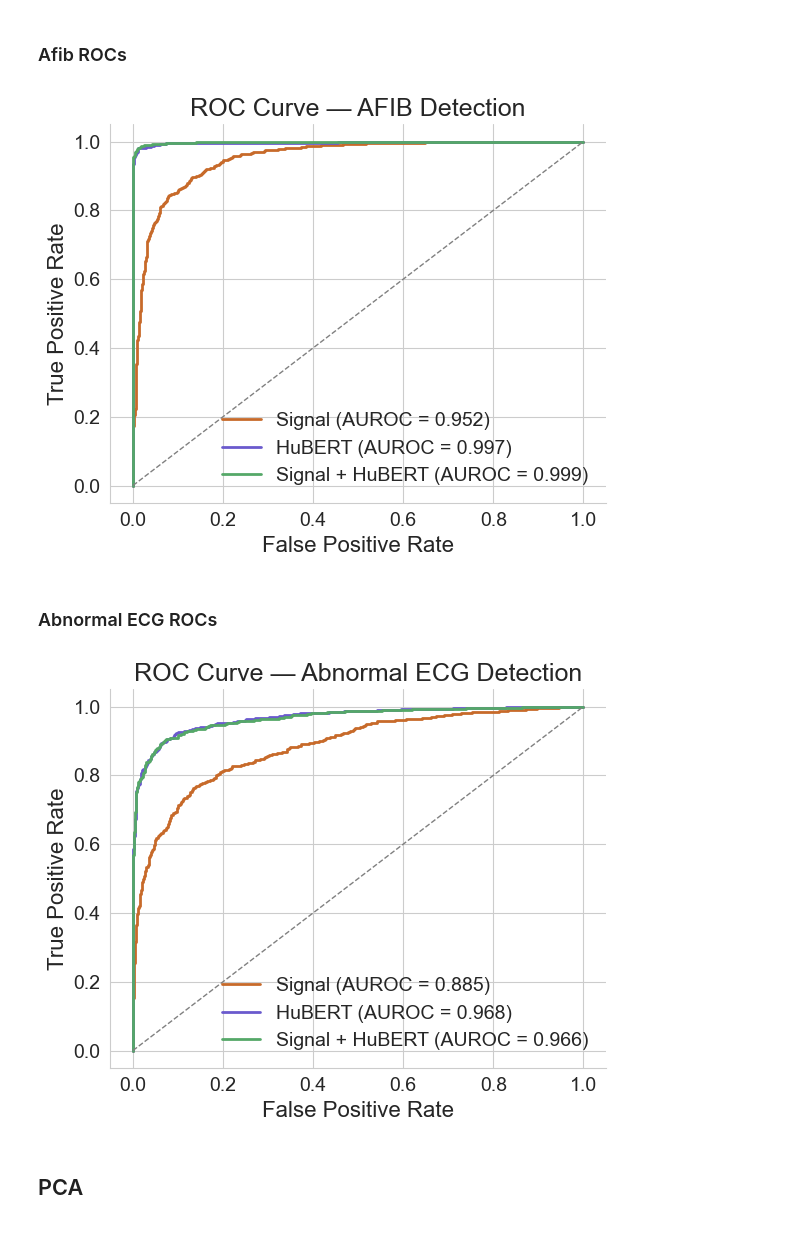
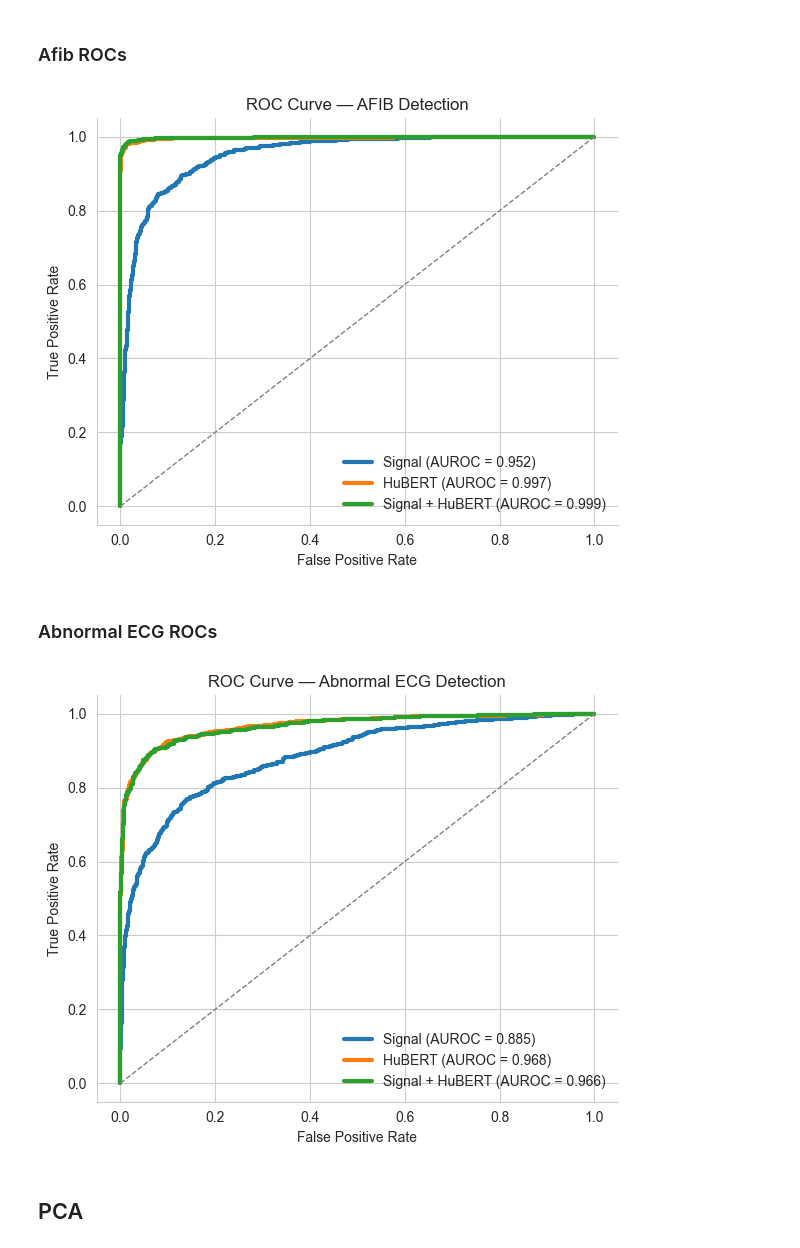
Before and after one commit to SilverFang890/ecg-signal-analysis, a Jupyter notebook: src/run_model_experiments.ipynb, the cells around one changed output. Drawn from its saved outputs; the diff is of its cells as text; code cells hidden in the pictures.

```diff
--- a/src/run_model_experiments.ipynb
+++ b/src/run_model_experiments.ipynb
@@ -26,7 +26,7 @@ PROJECT_ROOT = Path.cwd().resolve().parent if Path.cwd().name == "src" else Path
 TABLES_DIR = PROJECT_ROOT / "data" / "modeling_datasets"
 CONFIG_PATH = PROJECT_ROOT / "config" / "feature_columns.json"
 
-AFIB_PATH = TABLES_DIR / "afib_features.parquet"
+AFIB_PATH = TABLES_DIR / "afib_features.parquet
 ABNORM_PATH = TABLES_DIR / "abnorm_features.parquet"
 
 print(AFIB_PATH)
@@ -527,14 +547,6 @@ print("Saved CV results to:", RESULTS_DIR)
 Saved CV results to: /Users/silver/Desktop/DSC/180/ecg-signal-analysis/results
 # %%
 sns.set_style("whitegrid")
-
-plt.rcParams.update({
-    "font.size": 14,
-    "axes.titlesize": 18,
-    "axes.labelsize": 16,
-    "xtick.labelsize": 14,
-    "ytick.labelsize": 14,
-})
 
 g = sns.catplot(
     data=results_df,
@@ -544,9 +556,9 @@ g = sns.catplot(
     row="model",
     kind="bar",
     height=4,
-    aspect=1.6,
-    palette=["#C76A2A", "#6A5ACD", "#55A868"],
-    order=["Signal", "HuBERT", "Signal + HuBERT"]
+    aspect=1.2,
+    palette=["#4C72B0", "#DD8452", "#55A868"],
+    order = ["Signal", "HuBERT", "Signal + HuBERT"]
 )
 
 g.set_axis_labels("Feature Representation", "AUROC")
@@ -556,11 +568,11 @@ g.set_titles("{row_name} — {col_name}")
 for ax in g.axes.flatten():
 
     # tighten the y-axis range
-    ax.set_ylim(0.85, 1.0)
+    ax.set_ylim(0.8, 1.0)
 
     # label bars
     for container in ax.containers:
-        ax.bar_label(container, fmt="%.3f", fontsize=12, padding=2)
+        ax.bar_label(container, fmt="%.3f", fontsize=9)
 
 
 plt.tight_layout()
@@ -633,24 +645,21 @@ plt.plot(
     roc_afib_signal["fpr"],
     roc_afib_signal["tpr"],
     label=f'Signal (AUROC = {roc_afib_signal["auroc"]:.3f})',
-    color="#C76A2A",
-    linewidth=2
+    linewidth=3
 )
 
 plt.plot(
     roc_afib_hubert["fpr"],
     roc_afib_hubert["tpr"],
     label=f'HuBERT (AUROC = {roc_afib_hubert["auroc"]:.3f})',
-    color="#6A5ACD",
-    linewidth=2
+    linewidth=3
 )
 
 plt.plot(
     roc_afib_combined["fpr"],
     roc_afib_combined["tpr"],
     label=f'Signal + HuBERT (AUROC = {roc_afib_combined["auroc"]:.3f})',
-    color="#55A868",
-    linewidth=2
+    linewidth=3
 )
 
 plt.plot([0, 1], [0, 1], linestyle="--", color="gray", linewidth=1)
@@ -665,7 +674,7 @@ sns.despine()
 plt.savefig(PROJECT_ROOT / "results" / "figures" / "roc_afib_detection.png", dpi=300, bbox_inches="tight")
 plt.show()
 # %% [output]
-[figure, old version]
+[figure, new version]
 # %% [markdown]
 ### Abnormal ECG ROCs
 # %%
@@ -691,40 +700,37 @@ plt.figure(figsize=(6, 5))
 plt.plot(
     roc_abnorm_signal["fpr"],
     roc_abnorm_signal["tpr"],
     label=f'Signal (AUROC = {roc_abnorm_signal["auroc"]:.3f})',
-    color="#C76A2A",
-    linewidth=2
+    linewidth=3
 )
 
 plt.plot(
     roc_abnorm_hubert["fpr"],
     roc_abnorm_hubert["tpr"],
     label=f'HuBERT (AUROC = {roc_abnorm_hubert["auroc"]:.3f})',
-    color="#6A5ACD",
-    linewidth=2
+    linewidth=3
 )
 
 plt.plot(
     roc_abnorm_combined["fpr"],
     roc_abnorm_combined["tpr"],
     label=f'Signal + HuBERT (AUROC = {roc_abnorm_combined["auroc"]:.3f})',
-    color="#55A868",
-    linewidth=2
+    linewidth=3
 )
 
 plt.plot([0, 1], [0, 1], linestyle="--", color="gray", linewidth=1)
 
 plt.xlabel("False Positive Rate")
 plt.ylabel("True Positive Rate")
 plt.title("ROC Curve — Abnormal ECG Detection")
 plt.legend(frameon=False)
 plt.tight_layout()
 
 sns.despine()
 plt.savefig(PROJECT_ROOT / "results" / "figures" / "roc_abnorm_detection.png", dpi=300, bbox_inches="tight")
 plt.show()
 # %% [output]
-[figure, old version]
+[figure, new version]
 # %% [markdown]
 ## PCA
 # %%
```
Also changed, not shown: parts of 8 cells of this notebook, 3 other files.
